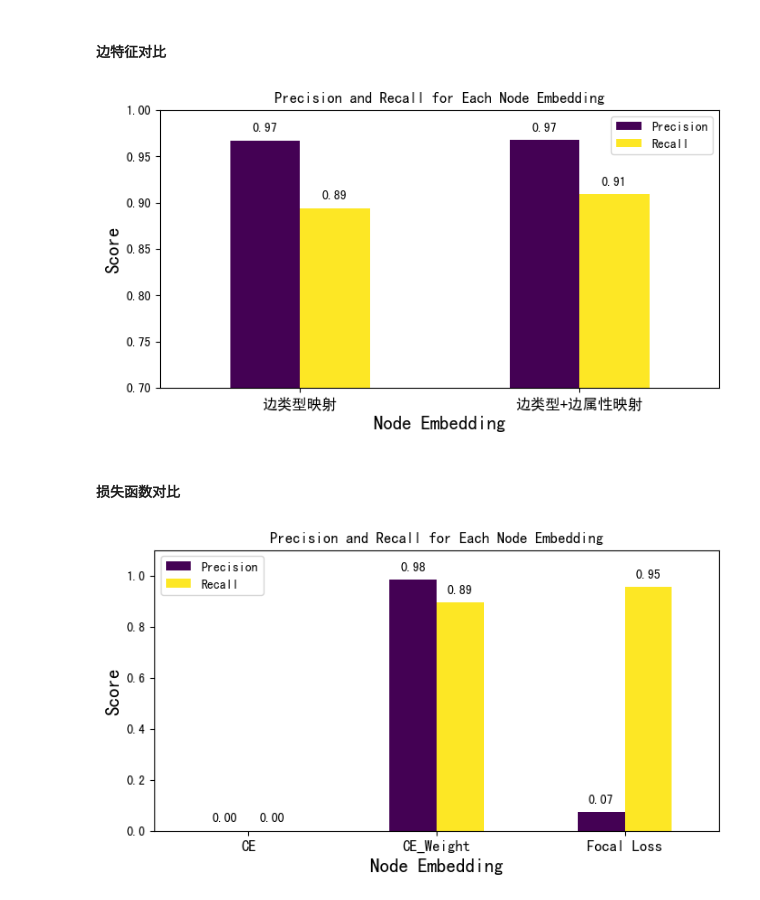
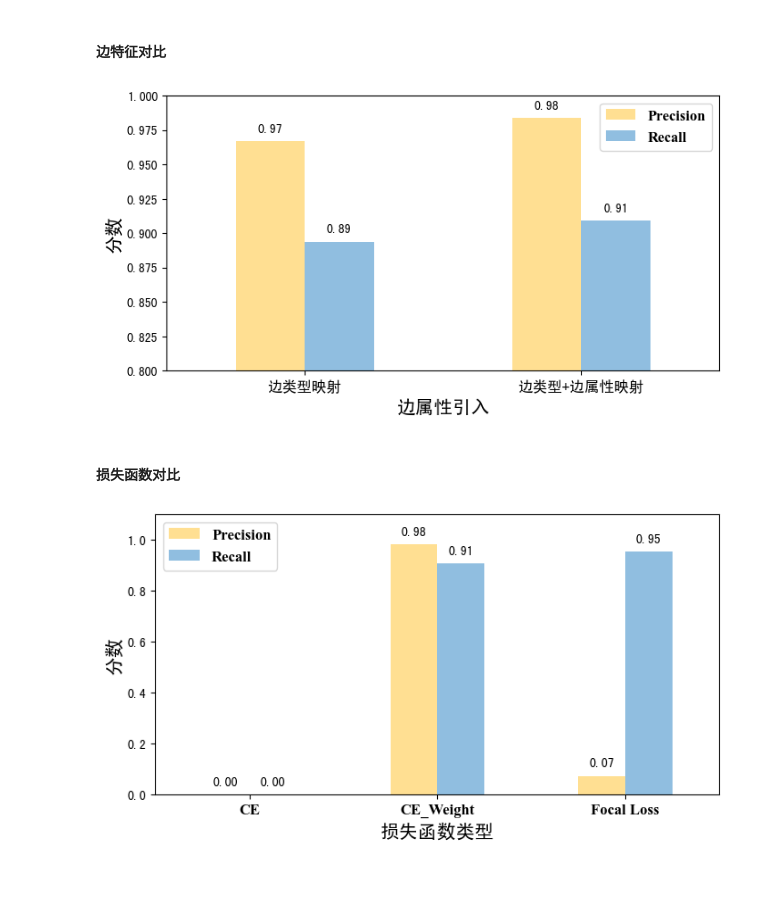
Before and after one commit to Suchcools/Ecoli_HGNN, a Jupyter notebook: task/TF/analysis/attribute.ipynb, the cells around one changed output. Saved outputs shown, nothing was run; the diff lists cells and outputs as text; code cells hidden in the pictures.

```diff
--- a/task/TF/analysis/attribute.ipynb
+++ b/task/TF/analysis/attribute.ipynb
@@ -68,9 +72,9 @@ plt.show()
 #### 结点特征对比
 # %%
 node_feat_result = []
-node_feat_result.append(generate_classification_report("save/feats5.npz"))
-node_feat_result.append(generate_classification_report("save/feats1.npz"))
-node_feat_result.append(generate_classification_report("save/total node embedding.npz"))
+node_feat_result.append(generate_classification_report("../output/node_feat/feats5.npz"))
+node_feat_result.append(generate_classification_report("../output/node_feat/feats1.npz"))
+node_feat_result.append(generate_classification_report("../output/node_feat/feats0.npz"))
 # %%
 result_list = []
 precision = [result['TF']['precision'] for result in node_feat_result]
@@ -87,19 +91,19 @@ index_descriptions = [
 plot_data = pd.DataFrame({'Precision': precision, 'Recall': recalls}, index=index_descriptions)
 
 # Plotting
-ax = plot_data.plot(kind='bar', rot=0, colormap='viridis', figsize=(8, 4))
+ax = plot_data.plot(kind='bar', rot=0, color=custom_colors, figsize=(5.5, 3.5))
 ax.set_ylim(0.7, 1)
-ax.set_ylabel('Score', size=15)
-ax.set_xlabel('Node Embedding', size=15)
-ax.set_title('Precision and Recall for Each Node Embedding')
+ax.set_ylabel('分数', size=15)
+ax.set_xlabel('引入特征', size=15)
 
 # Annotate values on top of each bar
 for p in ax.patches:
-    ax.annotate(f'{p.get_height():.2f}', (p.get_x() + p.get_width() / 2., p.get_height()),
+    ax.annotate(f'{p.get_height():.2f}', (p.get_x() + p.get_width() / 2., p.get_height()-0.01),
     ha='center', va='center', xytext=(0, 10), textcoords='offset points')
 # Customize font size for index labels
 ax.tick_params(axis='x', labelsize=12)
 # Display the plot
-plt.legend(fontsize=10)
+plt.legend(prop={'family': 'Times New Roman', 'size': 10})
+plt.savefig("plot/attribute-2.png", dpi=600, bbox_inches = 'tight')
 plt.show()
 # %% [output]
@@ -109,39 +113,39 @@ plt.show()
 # %%
 node_feat_result = []
 node_feat_result.append(generate_classification_report("../output/total node embedding.npz"))
-node_feat_result.append(generate_classification_report("../output/edge_embedding.npz"))
+node_feat_result.append(generate_classification_report("../output/FM-HGN.npz"))
 # %%
 result_list = []
 precision = [result['TF']['precision'] for result in node_feat_result]
 recalls = [result['TF']['recall'] for result in node_feat_result]
 
 # Define custom index descriptions
 index_descriptions = [
 '边类型映射',
 '边类型+边属性映射',
 ]
 
 # Create a DataFrame for plotting with custom index descriptions
 plot_data = pd.DataFrame({'Precision': precision, 'Recall': recalls}, index=index_descriptions)
 
 # Plotting
-ax = plot_data.plot(kind='bar', rot=0, colormap='viridis', figsize=(8, 4))
-ax.set_ylim(0.7, 1)
-ax.set_ylabel('Score', size=15)
-ax.set_xlabel('Node Embedding', size=15)
-ax.set_title('Precision and Recall for Each Node Embedding')
+ax = plot_data.plot(kind='bar', rot=0, color=custom_colors, figsize=(8, 4))
+ax.set_ylim(0.8, 1)
+ax.set_ylabel('分数', size=15)
+ax.set_xlabel('边属性引入', size=15)
 
 # Annotate values on top of each bar
 for p in ax.patches:
     ax.annotate(f'{p.get_height():.2f}', (p.get_x() + p.get_width() / 2., p.get_height()),
     ha='center', va='center', xytext=(0, 10), textcoords='offset points')
 # Customize font size for index labels
 ax.tick_params(axis='x', labelsize=12)
 # Display the plot
-plt.legend(fontsize=10)
+plt.legend(prop={'family': 'Times New Roman', 'size': 12})
+plt.savefig("plot/attribute-3.png", dpi=300, bbox_inches = 'tight')
 plt.show()
 # %% [output]
-[figure, old version]
+[figure, new version]
 # %% [markdown]
 #### 损失函数对比
 # %%
@@ -165,20 +169,22 @@ index_descriptions = [
 plot_data = pd.DataFrame({'Precision': precision, 'Recall': recalls}, index=index_descriptions)
 
 # Plotting
-ax = plot_data.plot(kind='bar', rot=0, colormap='viridis', figsize=(8, 4))
+ax = plot_data.plot(kind='bar', rot=0, color=custom_colors, figsize=(8, 4))
 ax.set_ylim(0., 1.1)
-ax.set_ylabel('Score', size=15)
-ax.set_xlabel('Node Embedding', size=15)
-ax.set_title('Precision and Recall for Each Node Embedding')
+ax.set_ylabel('分数', size=15)
+ax.set_xlabel('损失函数类型', size=15)
 
 # Annotate values on top of each bar
 for p in ax.patches:
     ax.annotate(f'{p.get_height():.2f}', (p.get_x() + p.get_width() / 2., p.get_height()),
     ha='center', va='center', xytext=(0, 10), textcoords='offset points')
 # Customize font size for index labels
-ax.tick_params(axis='x', labelsize=12)
+for label in ax.get_xticklabels():
+    label.set_fontsize(12)
+    label.set_fontname('Times New Roman')
 # Display the plot
-plt.legend(fontsize=10)
+plt.legend(prop={'family': 'Times New Roman', 'size': 12})
+plt.savefig("plot/attribute-4.png", dpi=300, bbox_inches = 'tight')
 plt.show()
 # %% [output]
-[figure, old version]
+[figure, new version]
```
Also changed, not shown: parts of 3 cells of this notebook, 23 other files.
